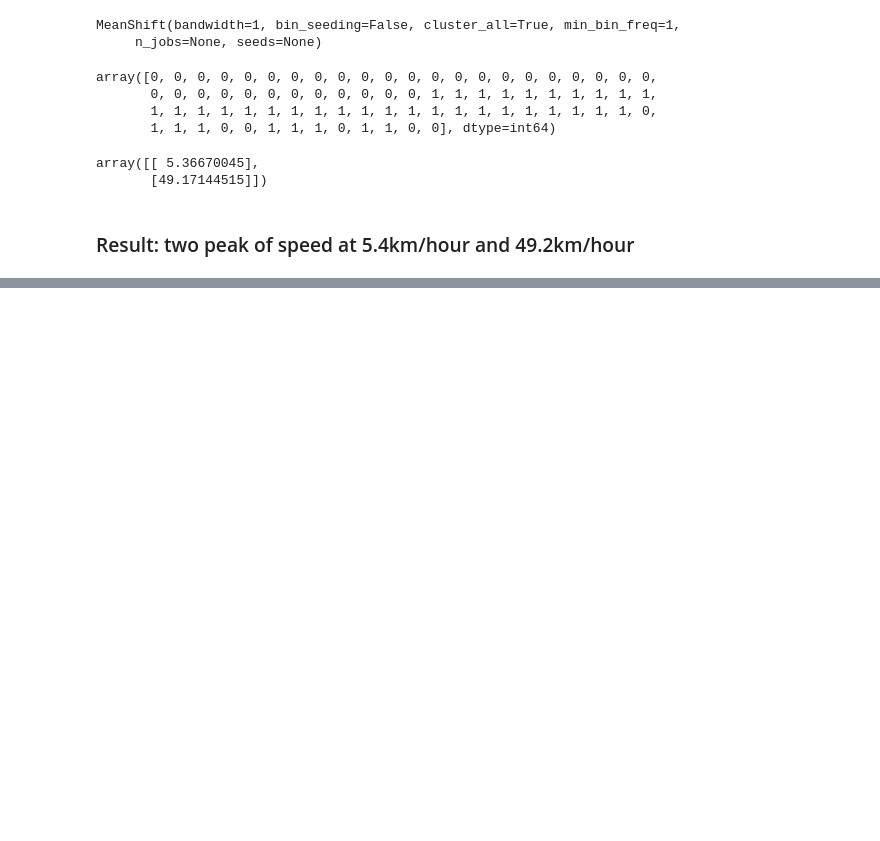
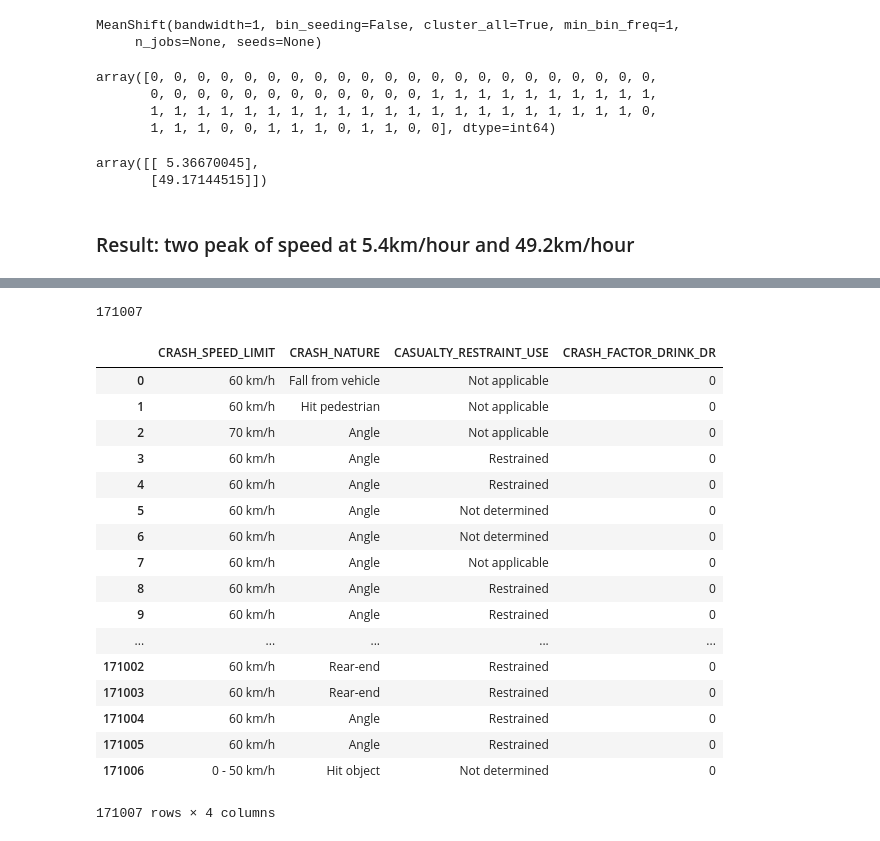
Before and after one commit to jaworra/Jupyter-Notebooks, a Jupyter notebook: MachineLearningDay.ipynb, the cells around one changed output, grey strips where cells are left out. Saved outputs shown, nothing was run; the diff lists cells and outputs as text; code cells hidden in the pictures; blank space fills up the shorter version.

```diff
--- a/MachineLearningDay.ipynb
+++ b/MachineLearningDay.ipynb
@@ -322,0 +427,4 @@ array([[ 5.36670045],
+# %%
+filename = 'T:/MI_training/rqC29537_Queensland_casualty.csv'
+# %%
+casualty = pd.read_csv(filename,skiprows=3)
@@ -322,0 +461,6 @@ array([[ 5.36670045],
+# %%
+len(casualty)
+# %% [output]
+171007
+# %%
+features = [ 'SPEED_LIMIT', 'CRASH_NATURE', 'CASUALTY_RESTRAINT_USE','CRASH_FACTOR_DRINK_DR']
@@ -322,0 +469,21 @@ array([[ 5.36670045],
+# %%
+casualty[features]
+# %% [output]
+|  | CRASH_SPEED_LIMIT | CRASH_NATURE | CASUALTY_RESTRAINT_USE | CRASH_FACTOR_DRINK_DR |
+| 0 | 60 km/h | Fall from vehicle | Not applicable | 0 |
+| 1 | 60 km/h | Hit pedestrian | Not applicable | 0 |
+| 2 | 70 km/h | Angle | Not applicable | 0 |
+| 3 | 60 km/h | Angle | Restrained | 0 |
+| 4 | 60 km/h | Angle | Restrained | 0 |
+| 5 | 60 km/h | Angle | Not determined | 0 |
+| 6 | 60 km/h | Angle | Not determined | 0 |
+| 7 | 60 km/h | Angle | Not applicable | 0 |
+| 8 | 60 km/h | Angle | Restrained | 0 |
+| 9 | 60 km/h | Angle | Restrained | 0 |
+| ... | ... | ... | ... | ... |
+| 171002 | 60 km/h | Rear-end | Restrained | 0 |
+| 171003 | 60 km/h | Rear-end | Restrained | 0 |
+| 171004 | 60 km/h | Angle | Restrained | 0 |
+| 171005 | 60 km/h | Angle | Restrained | 0 |
+| 171006 | 0 - 50 km/h | Hit object | Not determined | 0 |
+171007 rows × 4 columns
```
Also changed, not shown: parts of 68 cells of this notebook.
